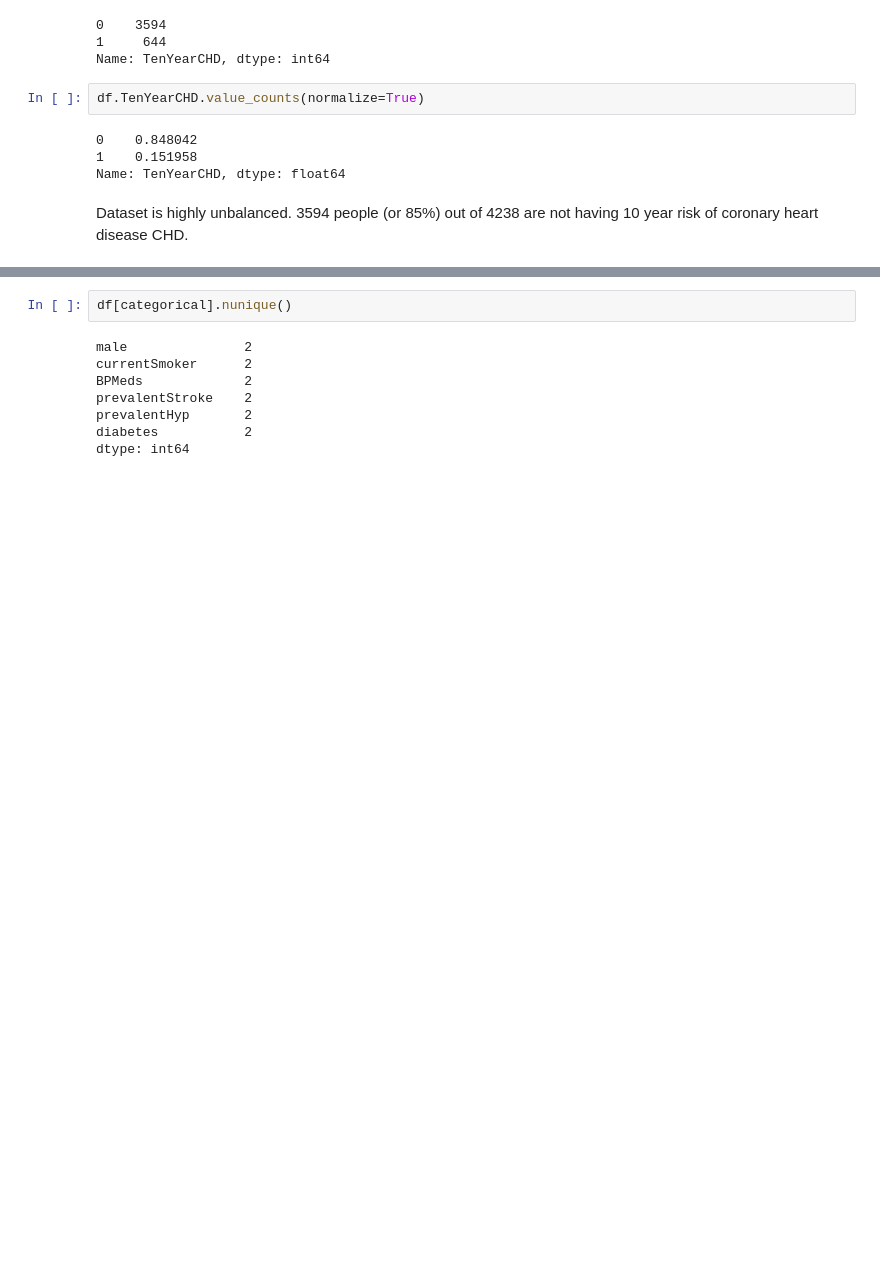
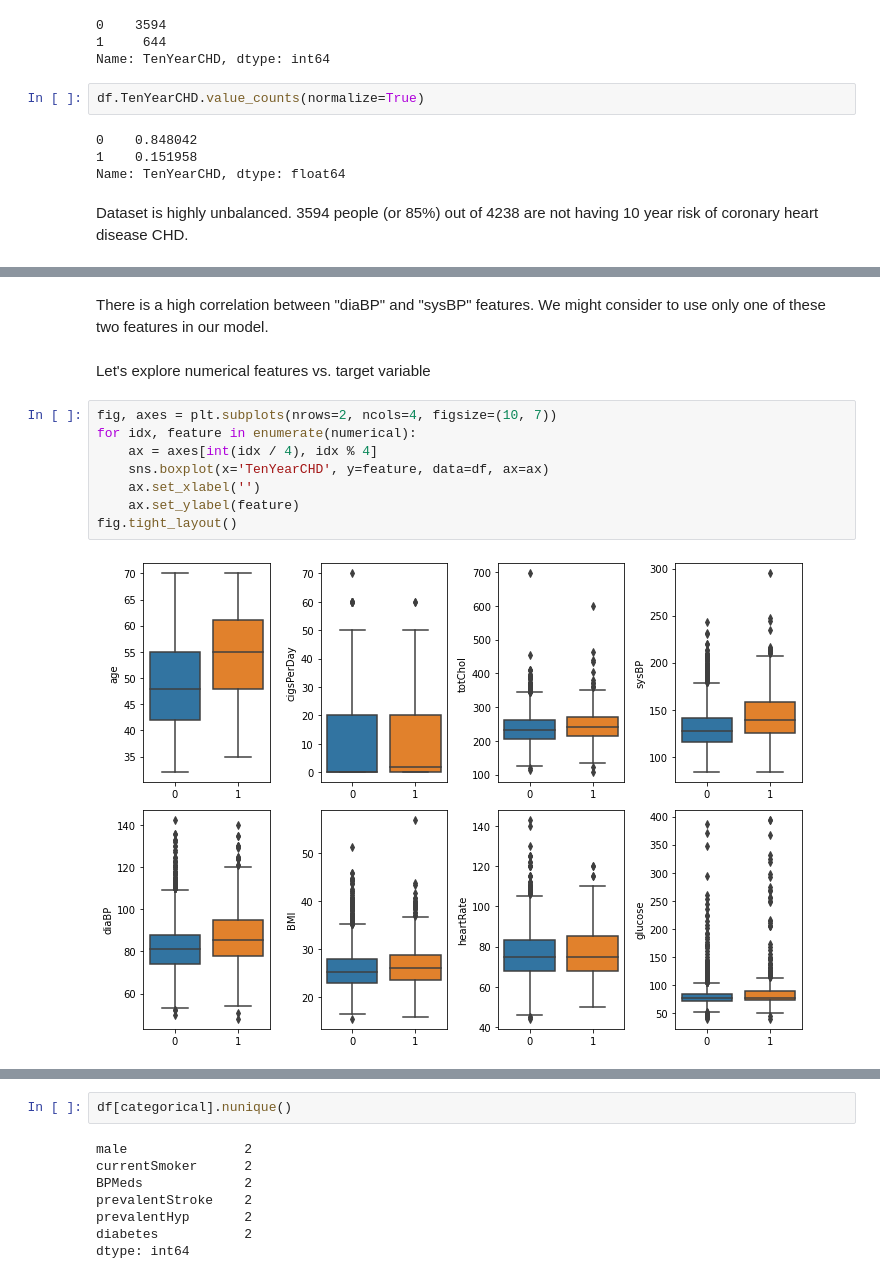
Before and after one commit to DZorikhin/heart-desease-pred, a Jupyter notebook: heart-desease-prediction.ipynb, the cells around one changed output, grey strips where cells are left out. Saved outputs shown, nothing was run; the diff lists cells and outputs as text; blank space fills up the shorter version.

```diff
--- a/heart-desease-prediction.ipynb
+++ b/heart-desease-prediction.ipynb
@@ -183,0 +222,14 @@ Dataset is highly unbalanced. 3594 people (or 85%) out of 4238 are not having 10
+# %% [markdown]
+There is a high correlation between "diaBP" and "sysBP" features. We might consider to use only one of these two features in our model.
+# %% [markdown]
+Let's explore numerical features vs. target variable
+# %%
+fig, axes = plt.subplots(nrows=2, ncols=4, figsize=(10, 7))
+for idx, feature in enumerate(numerical):
+    ax = axes[int(idx / 4), idx % 4]
+    sns.boxplot(x='TenYearCHD', y=feature, data=df, ax=ax)
+    ax.set_xlabel('')
+    ax.set_ylabel(feature)
+fig.tight_layout()
+# %% [output]
+[figure, added]
```
Also changed, not shown: parts of 13 cells of this notebook.
